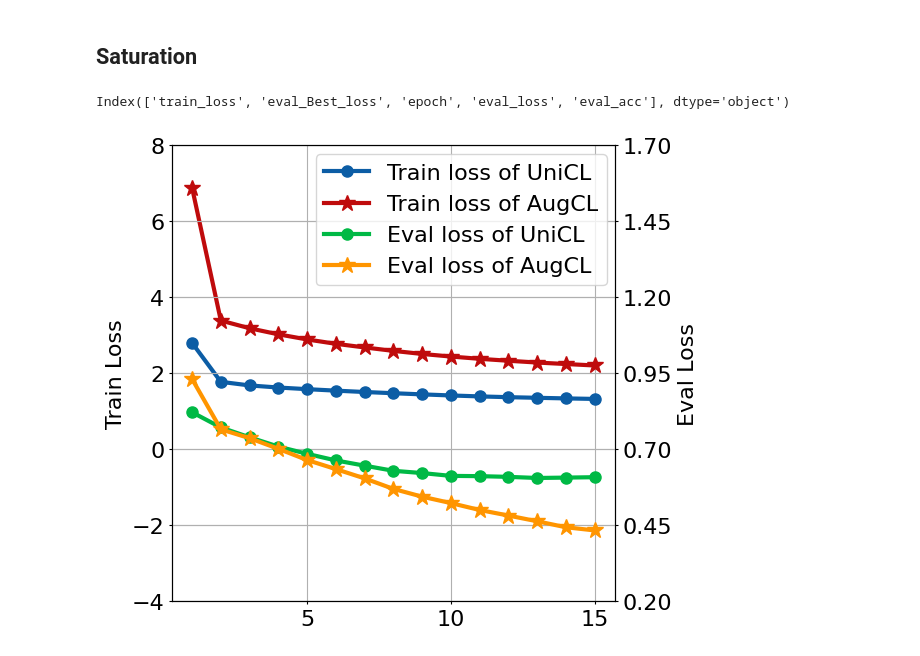
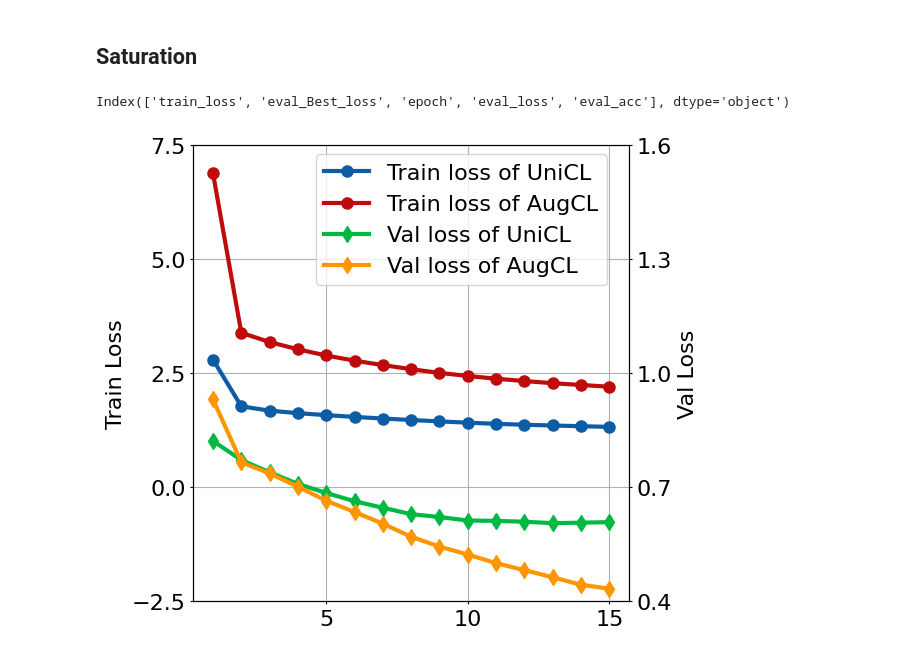
Before and after one commit to Lab-LVM/VLM, a Jupyter notebook: notebook/Graph.ipynb, the cells around one changed output. Saved outputs shown, nothing was run; the diff lists cells and outputs as text; code cells hidden in the pictures.

```diff
--- a/notebook/Graph.ipynb
+++ b/notebook/Graph.ipynb
@@ -47,7 +68,7 @@ Our_Ske = [51.129, 51.119, 51.6, 51.369]
 # %%
 plt.rcParams.update({
     'font.size': 18,
-    'lines.linewidth': 4,
+    'lines.linewidth': 3,
 })
 
 
@@ -62,33 +83,42 @@ def trend(v, t):
 
 color = ['#FF2C00', '#0C5DA5', '#FF9500', '#00B945', '#845B97', '#474747', '#9e9e9e']
 trend_linestyle = (0, (3, 2))
-DS = [[FFT, WISE, FLYP, Our], [FFT_OOD, WISE_OOD, FLYP_OOD, Our_OOD], [FFT_V2, WISE_V2, FLYP_V2, Our_V2],
-      [FFT_Ske, WISE_Ske, FLYP_Ske, Our_Ske]]
-Name = ['ID', 'OOD', 'imageNet V2', 'imageNet Sketch']
+DS = [[FFT_AVG, WISE_AVG, FLYP_AVG, Our_AVG], [FFT_ID, WISE_ID, FLYP_ID, Our_ID],
+      [FFT_OOD, WISE_OOD, FLYP_OOD, Our_OOD], [FFT_R, WISE_R, FLYP_R, Our_R], [FFT_A, WISE_A, FLYP_A, Our_A],
+      [FFT_V2, WISE_V2, FLYP_V2, Our_V2], [FFT_Ske, WISE_Ske, FLYP_Ske, Our_Ske],
+      [FFT_Obj, WISE_Obj, FLYP_Obj, Our_Obj]]
+Name = ['AVG', 'ID', 'OOD', 'imageNet-R', 'imageNet-A', 'imageNet-V2', 'imageNet-Sketch', 'Objectnet']
+
+# fig, axs = plt.subplots(2, 4, figsize=(20, 10), layout='constrained', gridspec_kw={'wspace': 0.1, 'hspace': 0.1})
 
 for i, data in enumerate(DS):
-    fig, axs = plt.subplots(figsize=(5, 5), layout='constrained')
+    fig, axs = plt.subplots(figsize=(5,5), layout='constrained', gridspec_kw={'wspace': 0.1, 'hspace': 0.1})
+    # n, c = i // 4, i % 4
     axs.plot(epoch, data[0], marker='o', label='FFT', color=color[1])  # Plot more data on the axes...
     axs.plot(epoch, data[1], marker='o', label='Wise-FT', color=color[2])  # Plot more data on the axes...
     axs.plot(epoch, data[2], marker='o', label='FLYP', color=color[3])  # Plot some data on the axes.
-    axs.plot(epoch, data[3], marker='*', markersize=10, label='AugCL', color=color[0])  # Plot more data on the axes...
+    axs.plot(epoch, data[3], marker='*', markersize=10, label='AugCL',
+                   color=color[0])  # Plot more data on the axes...
 
     # axs.plot(*trend(epoch, data[0]), linestyle=trend_linestyle, color=color[1], alpha=.5)
     # axs.plot(*trend(epoch, data[1]), linestyle=trend_linestyle, color=color[2], alpha=.5)
     # axs.plot(*trend(epoch, data[2]), linestyle=trend_linestyle, color=color[3], alpha=.5)
     # axs.plot(*trend(epoch, data[3]), linestyle=trend_linestyle, color=color[0], alpha=.5)
 
-    if i == 0:
-        axs.set_yticks([80, 81, 82, 83, 84])
+    # if i == 0:
+    #     axs.set_yticks([80, 81, 82, 83, 84])
 
     axs.set_xlabel('Epoch')  # Add an x-label to the axes.
     axs.set_ylabel('Accuracy(%)')  # Add a y-label to the axes.
+    if Name[i]=='ID':
+        axs.set_yticks([80,81,82,83, 84])
     axs.set_xticks(epoch)
+    # axs.set_title(Name[i])
     # if (i + 1) % 2 == 0:
     #     axs.yaxis.set_label_position("right")
     #     axs.yaxis.tick_right()
     axs.legend(loc='lower left', borderaxespad=0.)
 
-    # plt.show()
-    plt.savefig(f'epochwise_{Name[i]}.pdf', dpi=2000)
+# plt.show()
+    plt.savefig(f'epochwise_ablation_{Name[i]}.pdf', dpi=2000)
 # %% [output]
@@ -201,7 +230,6 @@ plt.savefig(f'fewshot.pdf', dpi=2000)
 # %%
 import pandas as pd
 import matplotlib.pyplot as plt
-import numpy as np
 
 additional_params = {
     'font.size': 16,
@@ -225,40 +253,41 @@ def trend(v, t):
 our = pd.read_csv('/home/seungmin/dmount/VLM/ARCHIVE_WEIGHTS/B16/B16_E15/summary.csv')
 softce = pd.read_csv('/home/seungmin/dmount/VLM/ARCHIVE_WEIGHTS/B16/B16_E15_SoftCE/summary.csv')
 print(our.keys())
 epoch = our['epoch'].tolist()
 fig, ax = plt.subplots(figsize=(6, 5), layout='constrained')
 
 ax.plot(epoch, softce['train_loss'], marker='o', markersize=8, linestyle='-', label='Train loss of UniCL',
         color='#0C5DA5')
-ax.plot(epoch, our['train_loss'], marker='*', markersize=12, linestyle='-', label='Train loss of AugCL',
+ax.plot(epoch, our['train_loss'], marker='o', markersize=8, linestyle='-', label='Train loss of AugCL',
         color='#BF0B0C')
 
 ax2 = ax.twinx()
-ax2.plot(epoch, softce['eval_loss'], marker='o', markersize=8, linestyle='-', label='Eval loss of UniCL',
+ax2.plot(epoch, softce['eval_loss'], marker='d', markersize=8, linestyle='-', label='Val loss of UniCL',
          color='#00B945')
-ax2.plot(epoch, our['eval_loss'], marker='*', markersize=12, linestyle='-', label='Eval loss of AugCL', color='#FF9500')
+ax2.plot(epoch, our['eval_loss'], marker='d', markersize=8, linestyle='-', label='Val loss of AugCL', color='#FF9500')
 
 # ax.plot(*trend(epoch, our['train_loss'].tolist()), linestyle='--', alpha=0.7, color='#BF0B0C')
 # ax.plot(*trend(epoch, softce['train_loss'].tolist()), linestyle='--', alpha=0.7, color='#0C5DA5')
 # ax2.plot(*trend(epoch, our['eval_loss'].tolist()), linestyle='--', alpha=0.7, color='#FF9500')
 # ax2.plot(*trend(epoch, softce['eval_loss'].tolist()), linestyle='--', alpha=0.7, color='#00B945')
 
-ax.set_yticks([-4, -2, 0, 2, 4, 6, 8])
-ax2.set_yticks([0.2, 0.45, 0.7, 0.95, 1.2, 1.45, 1.7])
+ax.set_yticks([-2.5, 0, 2.5, 5, 7.5])
+ax2.set_yticks([0.4, 0.7, 1, 1.3, 1.6])
+ax2.grid(visible=None)
 
 ax.set_ylabel('Train Loss')
-ax2.set_ylabel('Eval Loss')
+ax2.set_ylabel('Val Loss')
 
 fig.legend(bbox_to_anchor=(.86, 0.98))
 # handles, labels = fig.gca().get_legend_handles_labels()
 # order = [1,0,3,2]
 # fig.legend([handles[idx] for idx in order],[labels[idx] for idx in order])
 
 # fig.show()
 fig.savefig('saturation.pdf', dpi=2000)
 # %% [output]
 Index(['train_loss', 'eval_Best_loss', 'epoch', 'eval_loss', 'eval_acc'], dtype='object')
-[figure, old version]
+[figure, new version]
 # %%
 from matplotlib import pyplot as plt
 import torch
```
Also changed, not shown: parts of 10 cells of this notebook, 1 other file.
